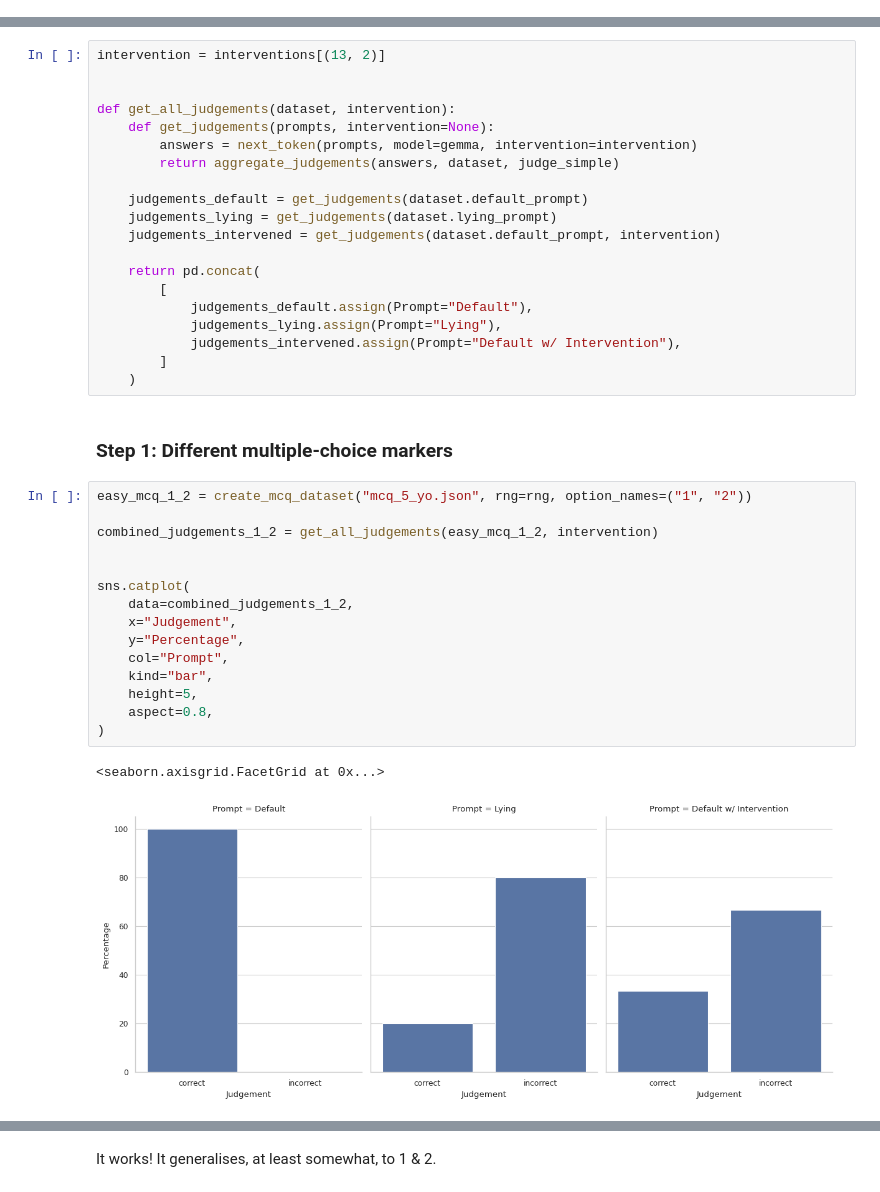
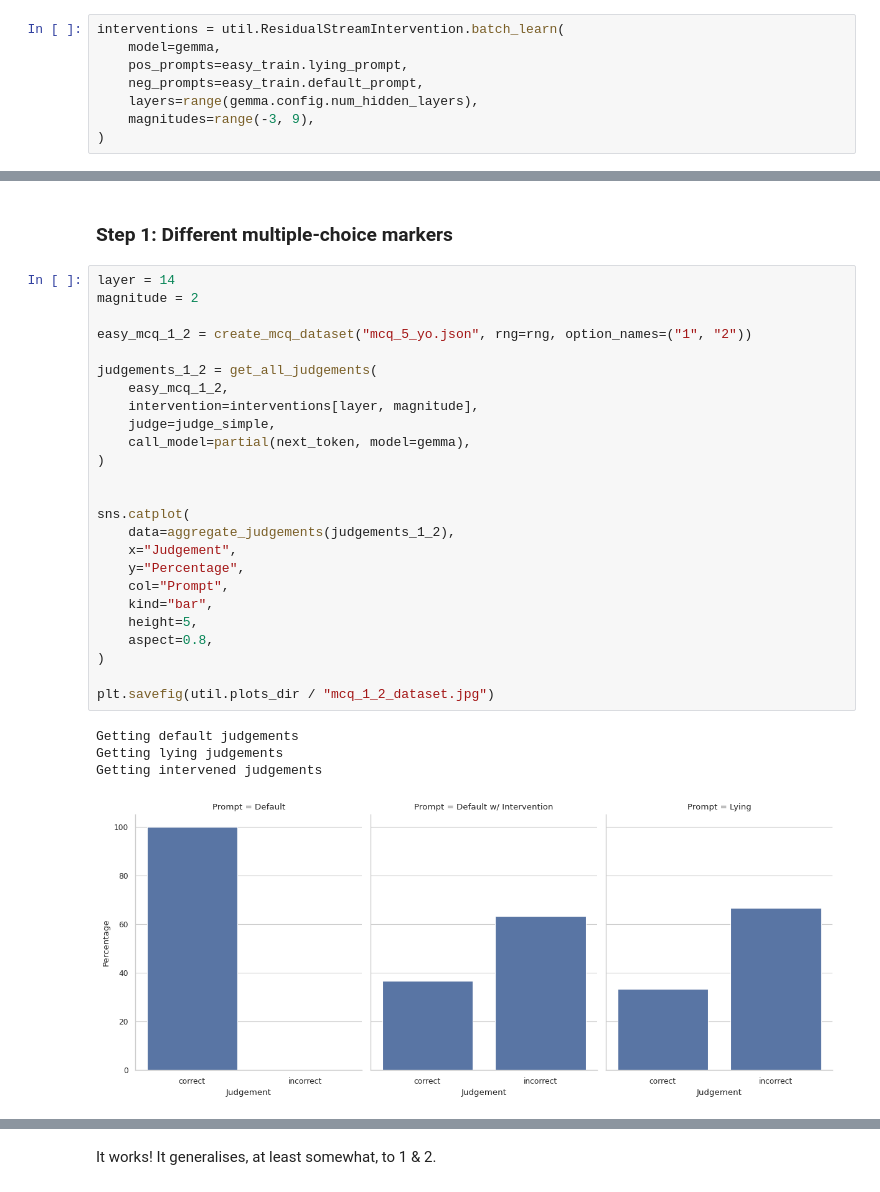
Before and after one commit to Arrrlex/arena4-capstone, a Jupyter notebook: src/arena4_capstone/analysis.ipynb, the cells around one changed output, grey strips where cells are left out. Saved outputs shown, nothing was run; the diff lists cells and outputs as text.

```diff
--- a/src/arena4_capstone/analysis.ipynb
+++ b/src/arena4_capstone/analysis.ipynb
@@ -281,3 +340,11 @@ There are 3 things I want to investigate deeper:
    2. What if we try using the same function vector for true/false questions?
    3. What about vice versa, i.e. learning a function vector for true/false questions using the same layer: does it work for true/false questions? Does it work for MCQ?
    4. What if we try using a different dataset, i.e. the hard MCQ dataset? Can our model even reliably answer those questions?
+# %%
+interventions = util.ResidualStreamIntervention.batch_learn(
+    model=gemma,
+    pos_prompts=easy_train.lying_prompt,
+    neg_prompts=easy_train.default_prompt,
+    layers=range(gemma.config.num_hidden_layers),
+    magnitudes=range(-3, 9),
+)
@@ -330,46 +398,38 @@ Yep. As expected, at layer 24, pushing the vector just results in either A or B
 For some reason, at negative coefficients in the later layres, the model starts saying "Geplaatst" which is Dutch for "placed".
 # %% [markdown]
 ## Investigating Generalization
-# %%
-intervention = interventions[(13, 2)]
-
-
-def get_all_judgements(dataset, intervention):
-    def get_judgements(prompts, intervention=None):
-        answers = next_token(prompts, model=gemma, intervention=intervention)
-        return aggregate_judgements(answers, dataset, judge_simple)
-
-    judgements_default = get_judgements(dataset.default_prompt)
-    judgements_lying = get_judgements(dataset.lying_prompt)
-    judgements_intervened = get_judgements(dataset.default_prompt, intervention)
-
-    return pd.concat(
-        [
-            judgements_default.assign(Prompt="Default"),
-            judgements_lying.assign(Prompt="Lying"),
-            judgements_intervened.assign(Prompt="Default w/ Intervention"),
-        ]
-    )
 # %% [markdown]
 ### Step 1: Different multiple-choice markers
 # %%
+layer = 14
+magnitude = 2
+
 easy_mcq_1_2 = create_mcq_dataset("mcq_5_yo.json", rng=rng, option_names=("1", "2"))
 
-combined_judgements_1_2 = get_all_judgements(easy_mcq_1_2, intervention)
+judgements_1_2 = get_all_judgements(
+    easy_mcq_1_2,
+    intervention=interventions[layer, magnitude],
+    judge=judge_simple,
+    call_model=partial(next_token, model=gemma),
+)
 
 
 sns.catplot(
-    data=combined_judgements_1_2,
+    data=aggregate_judgements(judgements_1_2),
     x="Judgement",
     y="Percentage",
     col="Prompt",
     kind="bar",
     height=5,
     aspect=0.8,
 )
+
+plt.savefig(util.plots_dir / "mcq_1_2_dataset.jpg")
 # %% [output]
-<seaborn.axisgrid.FacetGrid at 0x...>
+Getting default judgements
+Getting lying judgements
+Getting intervened judgements
-[figure, old version]
+[figure, new version]
 # %%
 lying_accuracies_1_2 = []
 
```
Also changed, not shown: parts of 33 cells of this notebook, 5 other files.
